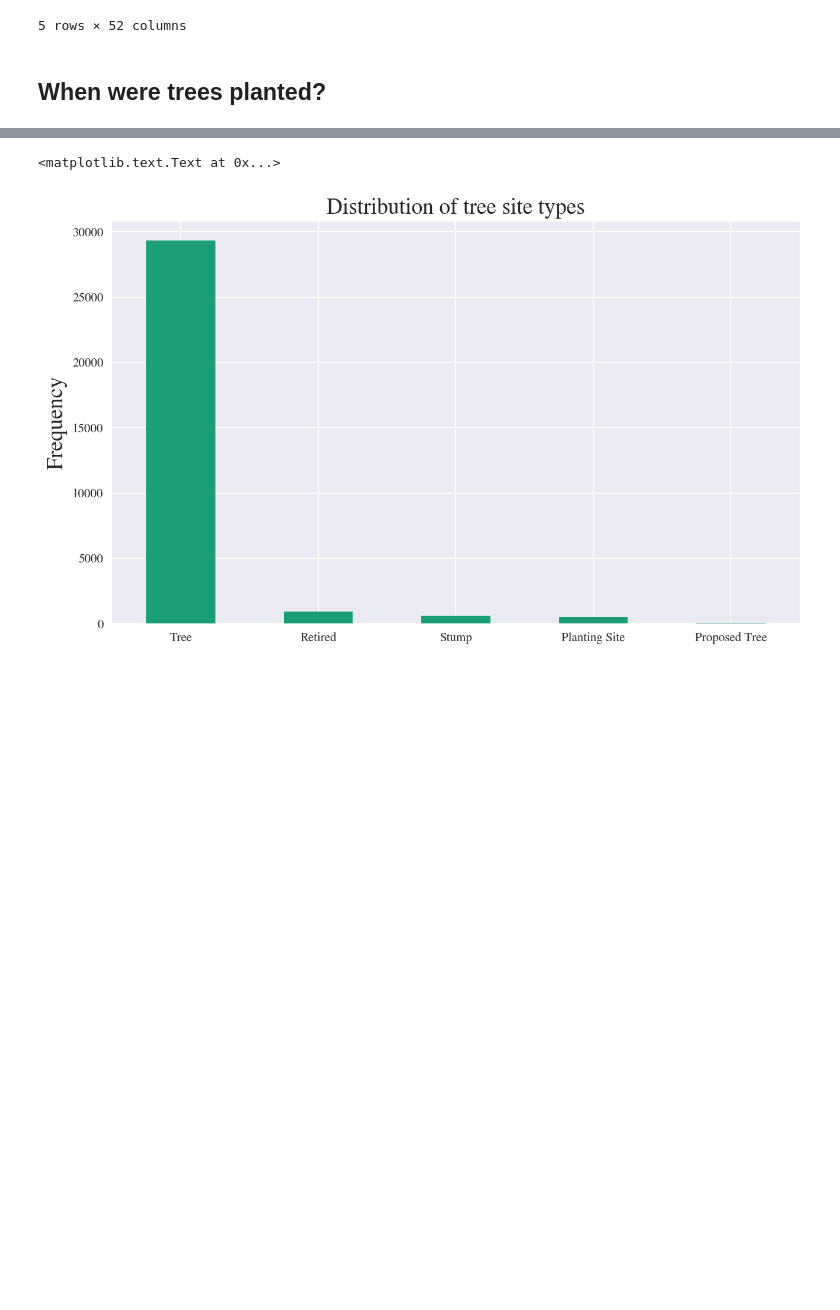
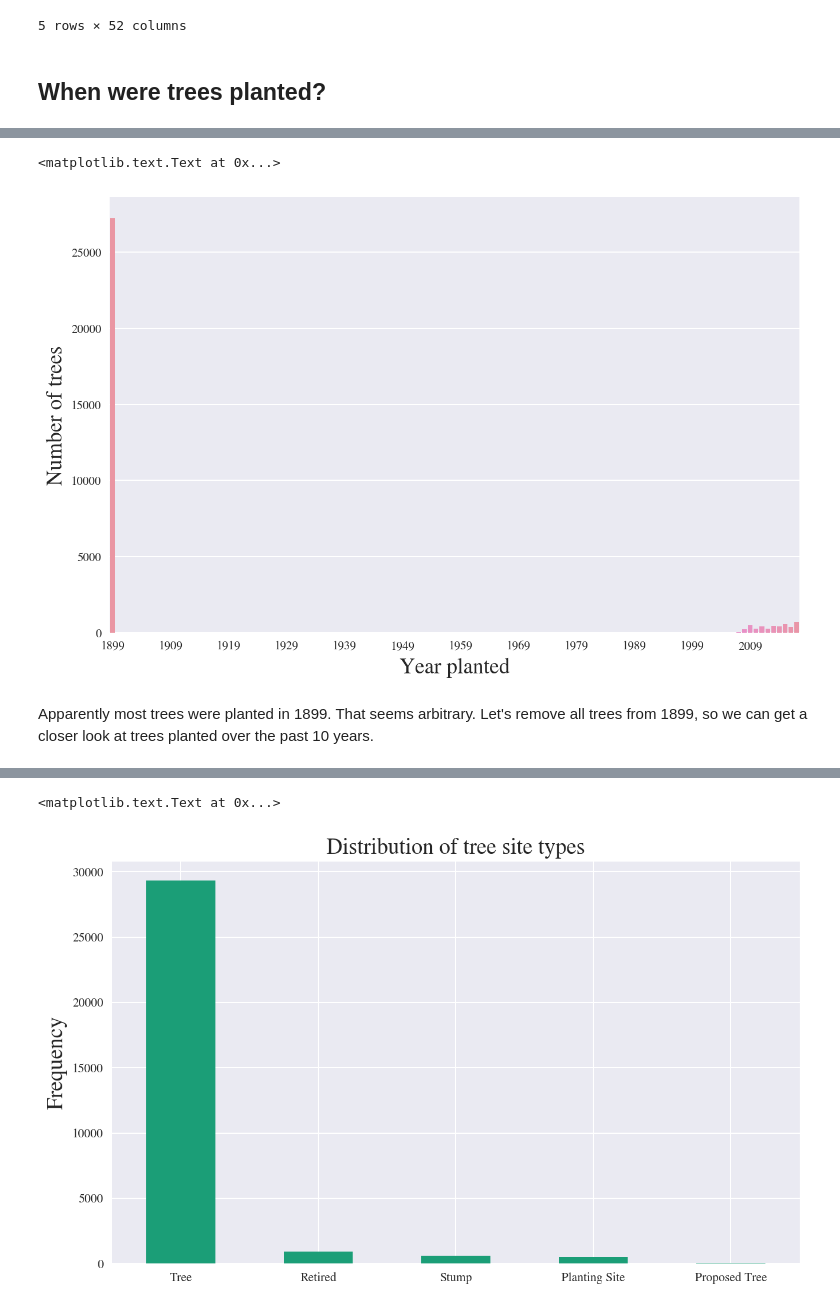
Before and after one commit to somhegyi-zz/Cambridge-Trees, a Jupyter notebook: Cambridge_tree_exploratory_analysis.ipynb, the cells around one changed output, grey strips where cells are left out. Drawn from its saved outputs; the diff is of its cells as text; code cells hidden in the pictures; blank space fills up the shorter version.

```diff
--- a/Cambridge_tree_exploratory_analysis.ipynb
+++ b/Cambridge_tree_exploratory_analysis.ipynb
@@ -95,0 +81,11 @@ Name: SpeciesSho, dtype: object
+# %%
+years = np.arange(1899, 2018)
+g = sns.factorplot(x="plant_year", data=cambridge_tree_df, kind="count", size=6, aspect=1.5, order=years)
+g.set_xticklabels(step=10)
+plt.xlabel('Year planted')
+plt.ylabel('Number of trees')
+# %% [output]
+<matplotlib.text.Text at 0x...>
+[figure, added]
+# %% [markdown]
+Apparently most trees were planted in 1899. That seems arbitrary. Let's remove all trees from 1899, so we can get a closer look at trees planted over the past 10 years.
```
Also changed, not shown: parts of 35 cells of this notebook.
